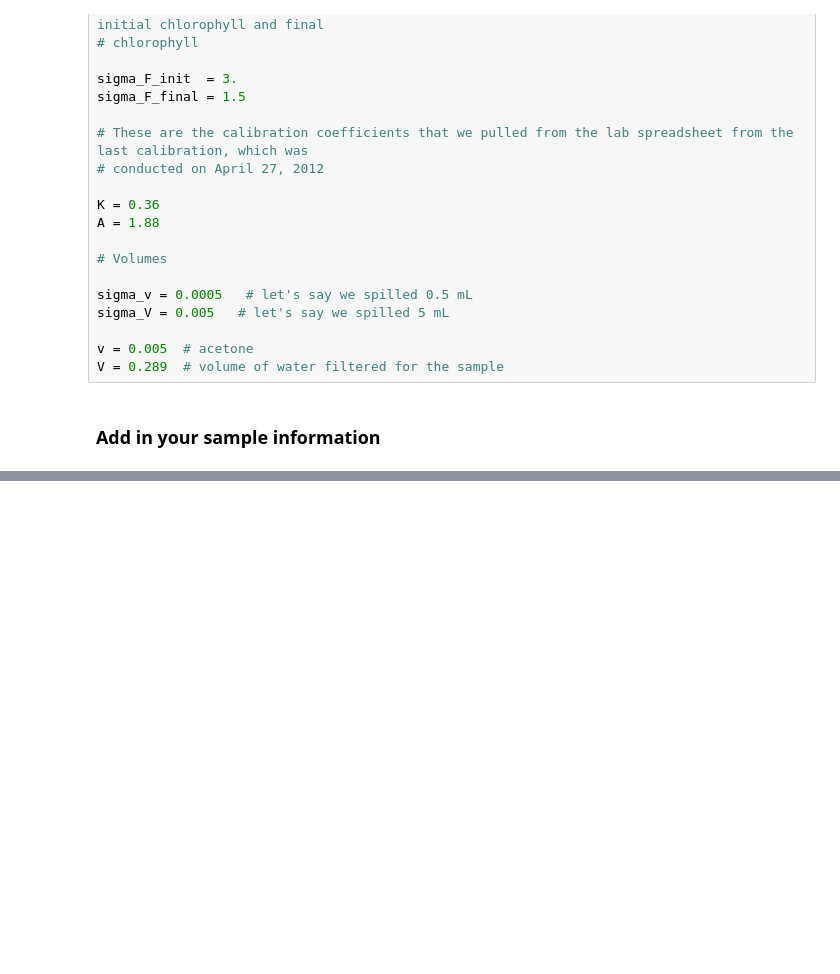
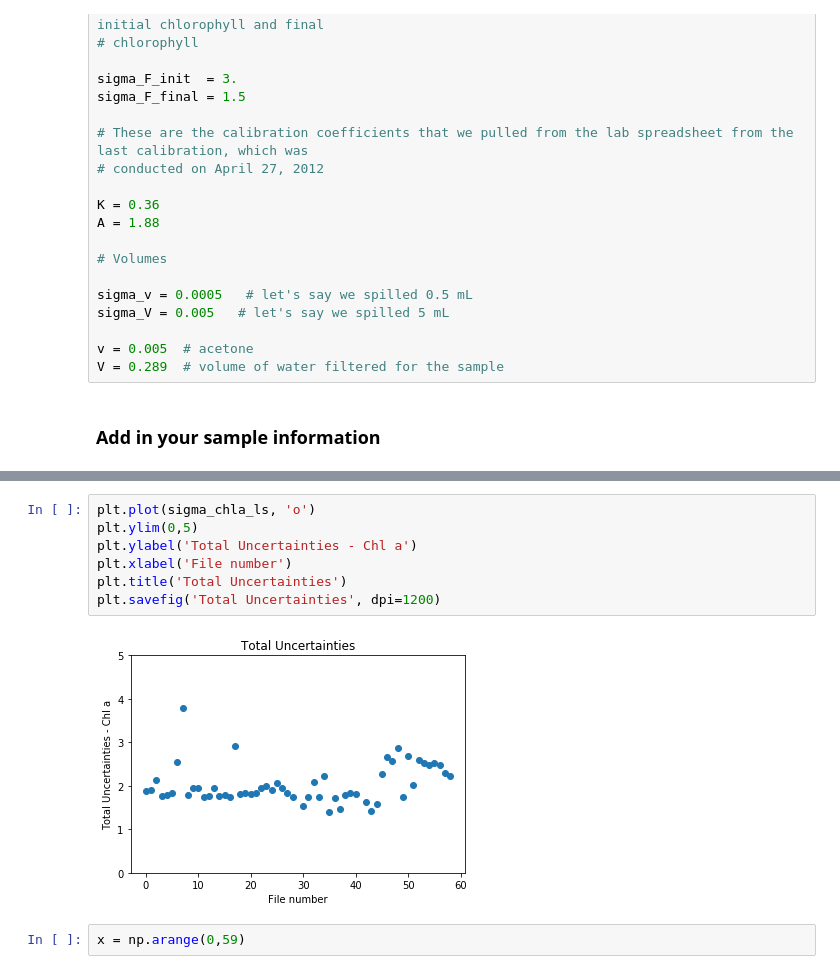
Before and after one commit to catherinekuhn/oceanoptics, a Jupyter notebook: Fluorometer/Lab 05 Chlorophyll a Extractive.ipynb, the cells around one changed output, grey strips where cells are left out. Drawn from its saved outputs; the diff is of its cells as text; blank space fills up the shorter version.

```diff
--- a/Fluorometer/Lab 05 Chlorophyll a Extractive.ipynb
+++ b/Fluorometer/Lab 05 Chlorophyll a Extractive.ipynb
@@ -236,0 +142,11 @@ for row in range (len(data)):
+# %%
+plt.plot(sigma_chla_ls, 'o')
+plt.ylim(0,5)
+plt.ylabel('Total Uncertainties - Chl a')
+plt.xlabel('File number')
+plt.title('Total Uncertainties')
+plt.savefig('Total Uncertainties', dpi=1200)
+# %% [output]
+[figure, added]
+# %%
+x = np.arange(0,59)
```
Also changed, not shown: parts of 26 cells of this notebook.
